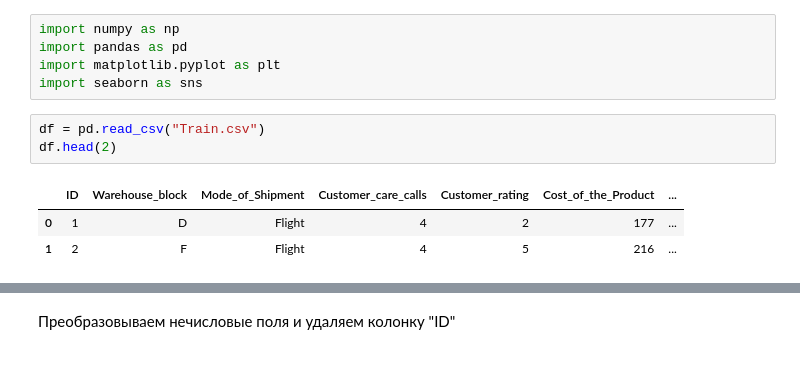
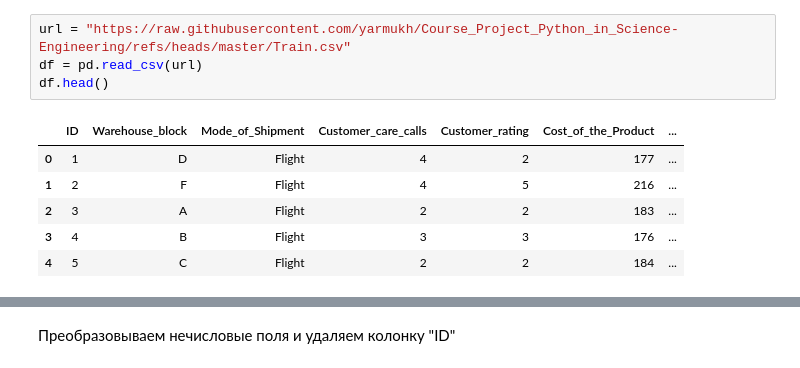
Before and after one commit to yarmukh/Course_Project_Python_in_Science-Engineering, a Jupyter notebook: my_project.ipynb, the cells around one changed output, grey strips where cells are left out. Cells and saved outputs as stored; diff of their text form.

```diff
--- a/my_project.ipynb
+++ b/my_project.ipynb
@@ -60,12 +9,11 @@ Note: you may need to restart the kernel to use updated packages.
-# %%
-import numpy as np
-import pandas as pd
-import matplotlib.pyplot as plt
-import seaborn as sns
 # %%
-df = pd.read_csv("Train.csv")
-df.head(2)
+url = "https://raw.githubusercontent.com/yarmukh/Course_Project_Python_in_Science-Engineering/refs/heads/master/Train.csv"
+df = pd.read_csv(url)
+df.head()
 # %% [output]
 |  | ID | Warehouse_block | Mode_of_Shipment | Customer_care_calls | Customer_rating | Cost_of_the_Product | ... |
 | 0 | 1 | D | Flight | 4 | 2 | 177 | ... |
 | 1 | 2 | F | Flight | 4 | 5 | 216 | ... |
+| 2 | 3 | A | Flight | 2 | 2 | 183 | ... |
+| 3 | 4 | B | Flight | 3 | 3 | 176 | ... |
+| 4 | 5 | C | Flight | 2 | 2 | 184 | ... |
```
Also changed, not shown: parts of 26 cells of this notebook, 5 other files.
